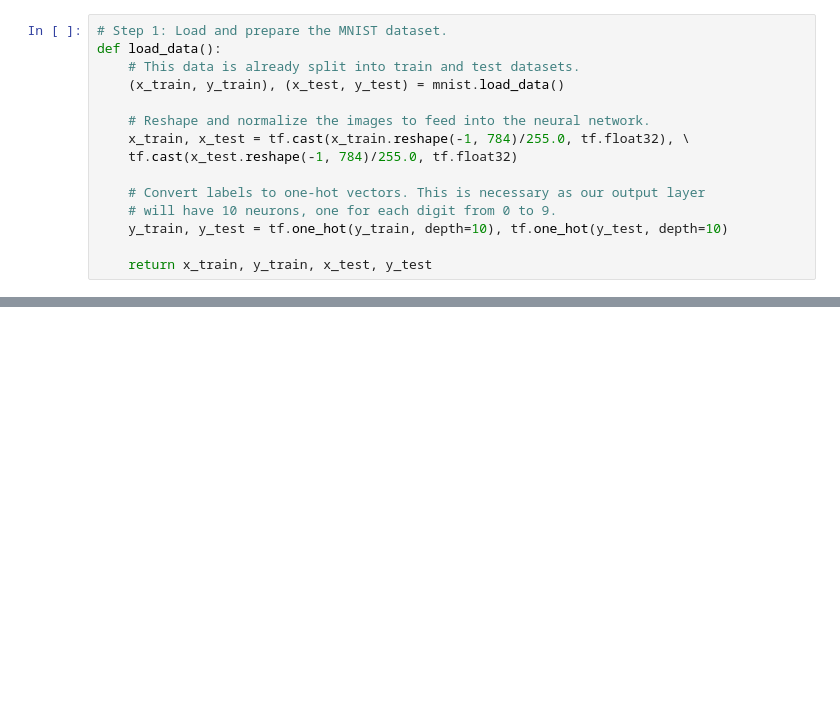
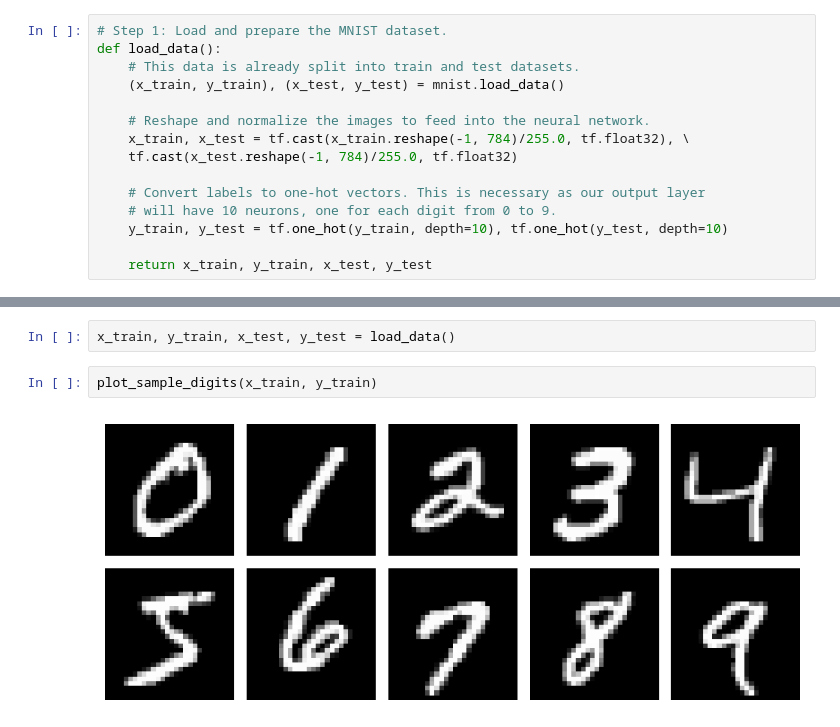
Before and after one commit to mrknorman/data_ad_infinitum, a Jupyter notebook: chapter_x_single_layer_perceptron.ipynb, the cells around one changed output, grey strips where cells are left out. Cells and saved outputs as stored; diff of their text form; blank space fills up the shorter version.

```diff
--- a/chapter_x_single_layer_perceptron.ipynb
+++ b/chapter_x_single_layer_perceptron.ipynb
@@ -138,0 +246,6 @@ def load_data():
+# %%
+x_train, y_train, x_test, y_test = load_data()
+# %%
+plot_sample_digits(x_train, y_train)
+# %% [output]
+[figure, added]
```
Also changed, not shown: parts of 14 cells of this notebook, 1 other file.
